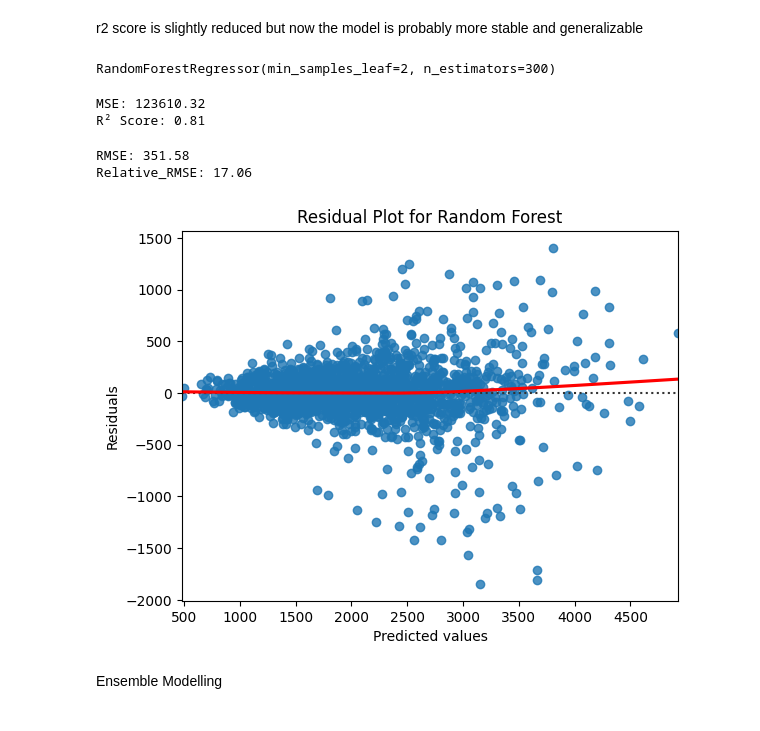
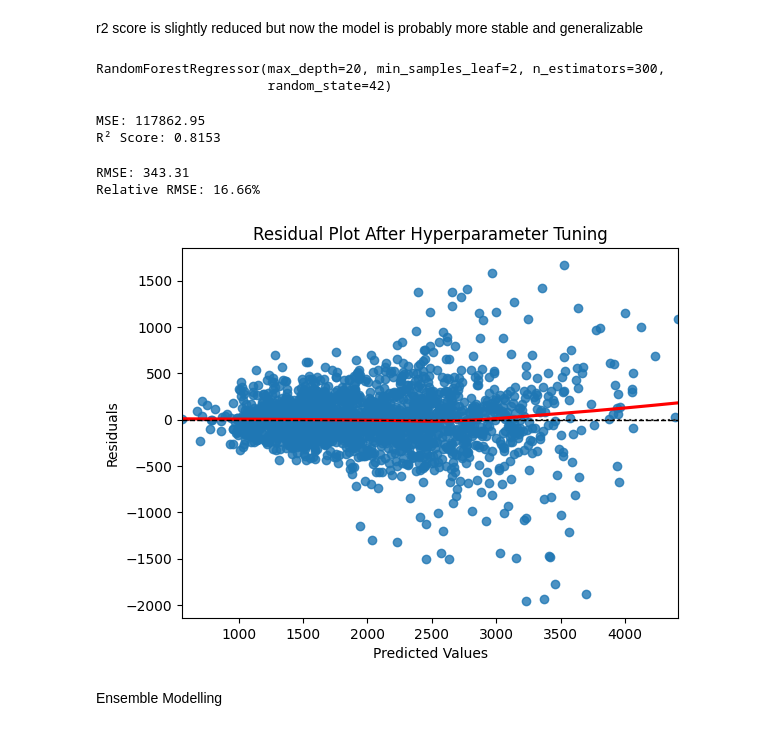
Before and after one commit to PrinceChauhanhub/MajorProject, a Jupyter notebook: CarbonMajor.ipynb, the cells around one changed output. Cells and saved outputs as stored; diff of their text form; code cells hidden in the pictures.

```diff
--- a/CarbonMajor.ipynb
+++ b/CarbonMajor.ipynb
@@ -523,0 +517,8 @@ Index(['body_type', 'shower_frequency', 'social_activity',
+# %%
+X_test_df = pd.DataFrame(X_test_transformed, columns=all_feature_names)
+
+X_train_df.reset_index(drop=True, inplace=True)
+X_test_df.reset_index(drop=True, inplace=True)
+
+with open('preprocessor.pkl', 'wb') as f:
+    pickle.dump(preprocessor, f)
@@ -531,6 +541,7 @@ from sklearn.ensemble import RandomForestRegressor
 from sklearn.svm import SVR
 from sklearn.neighbors import KNeighborsRegressor
 
+# Define models
 models = {
     'Linear Regression': LinearRegression(),
     'Decision Tree': DecisionTreeRegressor(),
@@ -547,8 +558,8 @@ best_r2_score = -np.inf
 
 # Train & Evaluate
 for name, model in models.items():
-    model.fit(X_train, y_train)
-    y_pred = model.predict(X_test)
+    model.fit(X_train_df, y_train)
+    y_pred = model.predict(X_test_df)
 
     print(f"{name}:")
     r2 = r2_score(y_test, y_pred)
@@ -560,7 +571,7 @@ for name, model in models.items():
 
     mean_y = np.mean(y_train)
     relative_rmse = (rmse / mean_y) * 100
-    print(f"  Relative RMSE: {relative_rmse:.4f}")
+    print(f"  Relative RMSE: {relative_rmse:.2f}%")
     print("-" * 30)
 
     if r2 > best_r2_score:
@@ -568,16 +579,17 @@ for name, model in models.items():
         best_model_name = name
         best_model = model
 
-print(f"Best model is: {best_model_name}. Generating residual plot...")
+print(f"\nBest model is: {best_model_name}. Generating residual plot...")
 
-y_pred_best = best_model.predict(X_test)
+# Residual plot
+y_pred_best = best_model.predict(X_test_df)
 residuals_best = y_test - y_pred_best
 
-
 sns.residplot(x=y_pred_best, y=residuals_best, lowess=True, line_kws={'color': 'red'})
-plt.xlabel('Predicted values')
+plt.xlabel('Predicted Values')
 plt.ylabel('Residuals')
 plt.title(f'Residual Plot for {best_model_name}')
+plt.axhline(0, color='black', linestyle='--', linewidth=1)
 plt.show()
 # %% [output]
 Linear Regression:
@@ -628,43 +636,49 @@ Best R² Score: 0.8000057953782029
 r2 score is slightly reduced but now the model is probably more stable and generalizable
 # %%
 final_model = RandomForestRegressor(
-    max_depth=None,
+    max_depth=20,
     min_samples_leaf=2,
     min_samples_split=2,
     n_estimators=300,
+    random_state=42
 )
 
-final_model.fit(X_train, y_train)
+final_model.fit(X_train_df, y_train)
 # %% [output]
-RandomForestRegressor(min_samples_leaf=2, n_estimators=300)
+RandomForestRegressor(max_depth=20, min_samples_leaf=2, n_estimators=300,
+                      random_state=42)
 # %%
-y_pred = final_model.predict(X_test)
+y_pred = final_model.predict(X_test_df)
+
 mse = mean_squared_error(y_test, y_pred)
 r2 = r2_score(y_test, y_pred)
 
 print(f'MSE: {mse:.2f}')
-print(f'R² Score: {r2:.2f}')
+print(f'R² Score: {r2:.4f}')
 # %% [output]
-MSE: 123610.32
-R² Score: 0.81
+MSE: 117862.95
+R² Score: 0.8153
 # %%
 rmse = np.sqrt(mse)
 print(f'RMSE: {rmse:.2f}')
+
 mean_y = np.mean(y_train)
 relative_rmse = (rmse / mean_y) * 100
-print(f'Relative_RMSE: {relative_rmse:.2f}')
+print(f'Relative RMSE: {relative_rmse:.2f}%')
 # %% [output]
-RMSE: 351.58
-Relative_RMSE: 17.06
+RMSE: 343.31
+Relative RMSE: 16.66%
 # %%
 residuals = y_test - y_pred
+
 sns.residplot(x=y_pred, y=residuals, lowess=True, line_kws={'color': 'red'})
-plt.xlabel('Predicted values')
+plt.xlabel('Predicted Values')
 plt.ylabel('Residuals')
-plt.title(f'Residual Plot after Hyperparameter Tuning')
+plt.title('Residual Plot After Hyperparameter Tuning')
+plt.axhline(0, color='black', linestyle='--', linewidth=1)
 plt.show()
 # %% [output]
-[figure, old version]
+[figure, new version]
 # %% [markdown]
 Ensemble Modelling
 # %%
```
Also changed, not shown: parts of 29 cells of this notebook, 17 other files.
